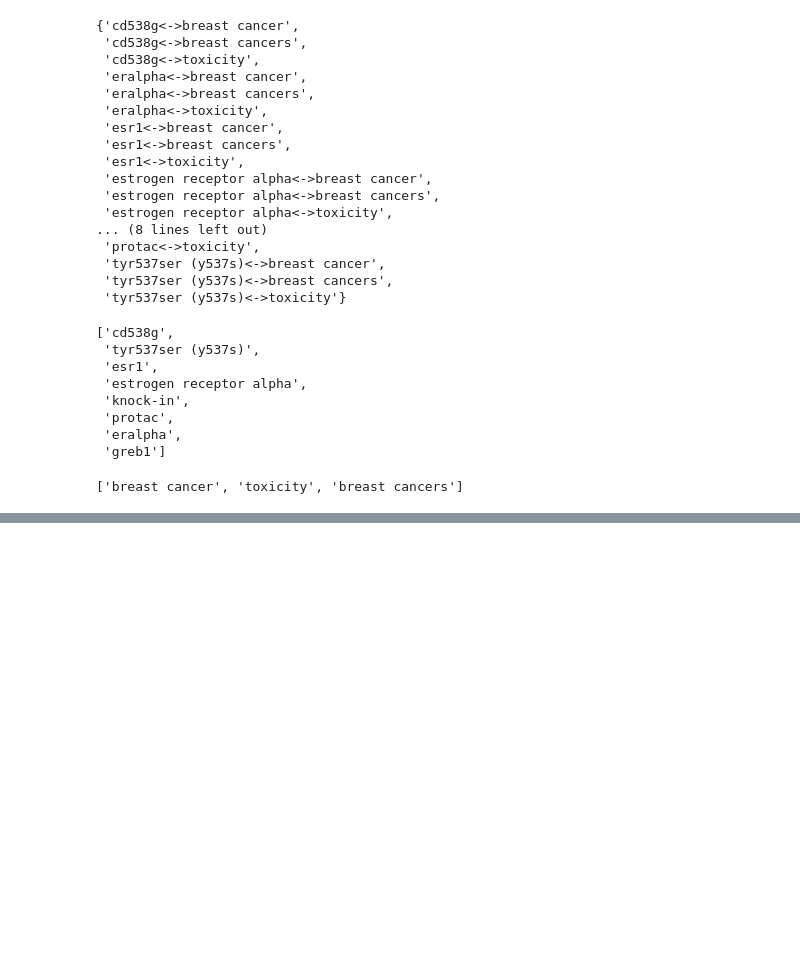
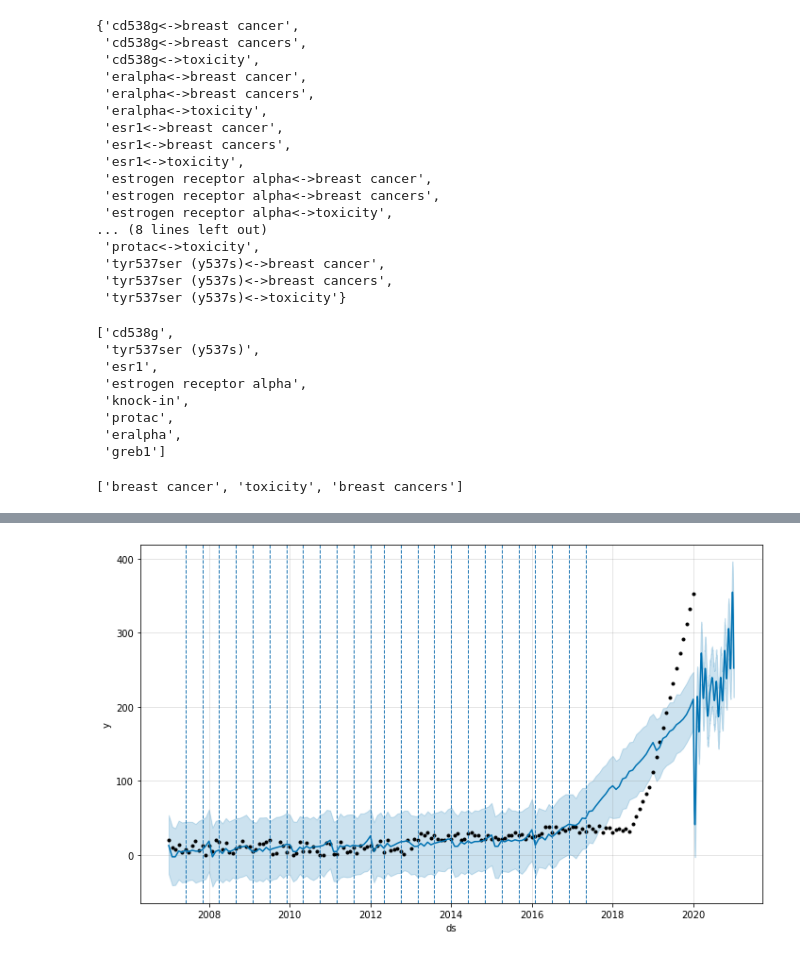
Before and after one commit to cjflanagan/ScispaCy, a Jupyter notebook: Explore_ScispaCy.ipynb, the cells around one changed output, grey strips where cells are left out. Cells and saved outputs as stored; diff of their text form; code cells hidden in the pictures; blank space fills up the shorter version.

```diff
--- a/Explore_ScispaCy.ipynb
+++ b/Explore_ScispaCy.ipynb
@@ -188,0 +223,6 @@ disease_list
+# %%
+figure = model.plot(forecast)
+for changepoint in model.changepoints:
+    plt.axvline(changepoint,ls='--', lw=1)
+# %% [output]
+[figure, added]
```
Also changed, not shown: parts of 7 cells of this notebook.
